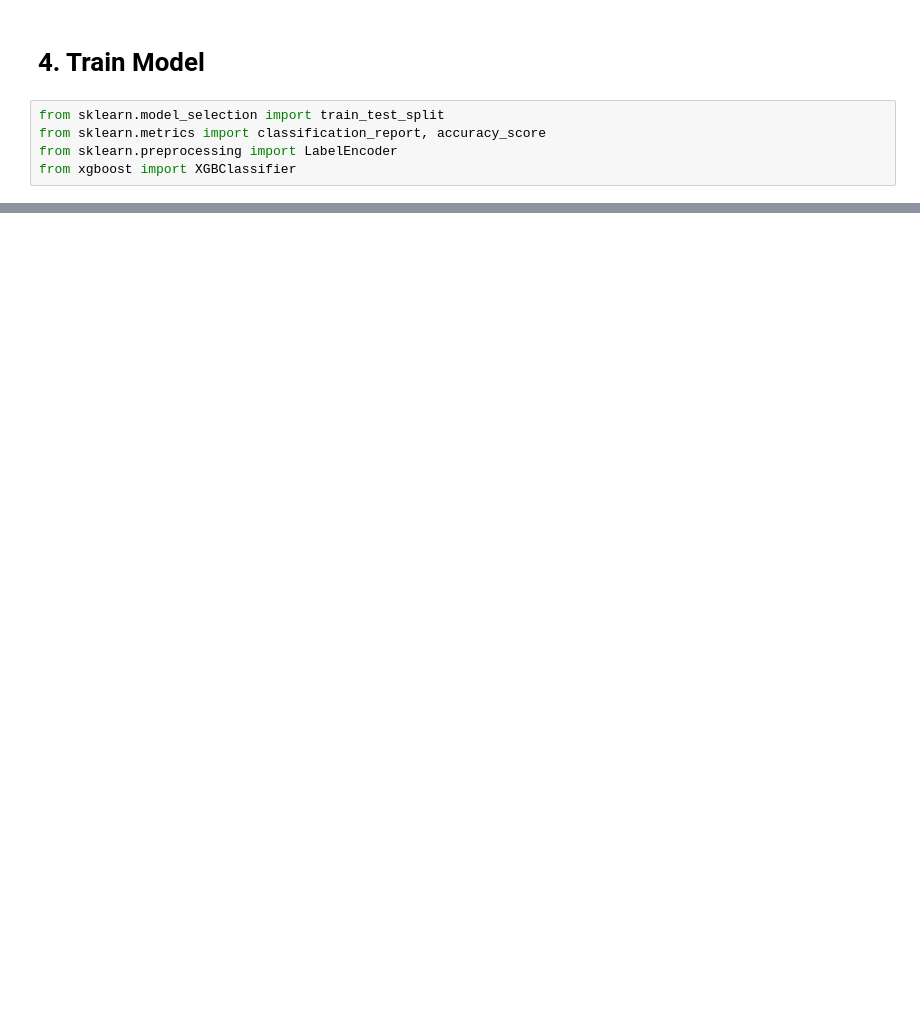
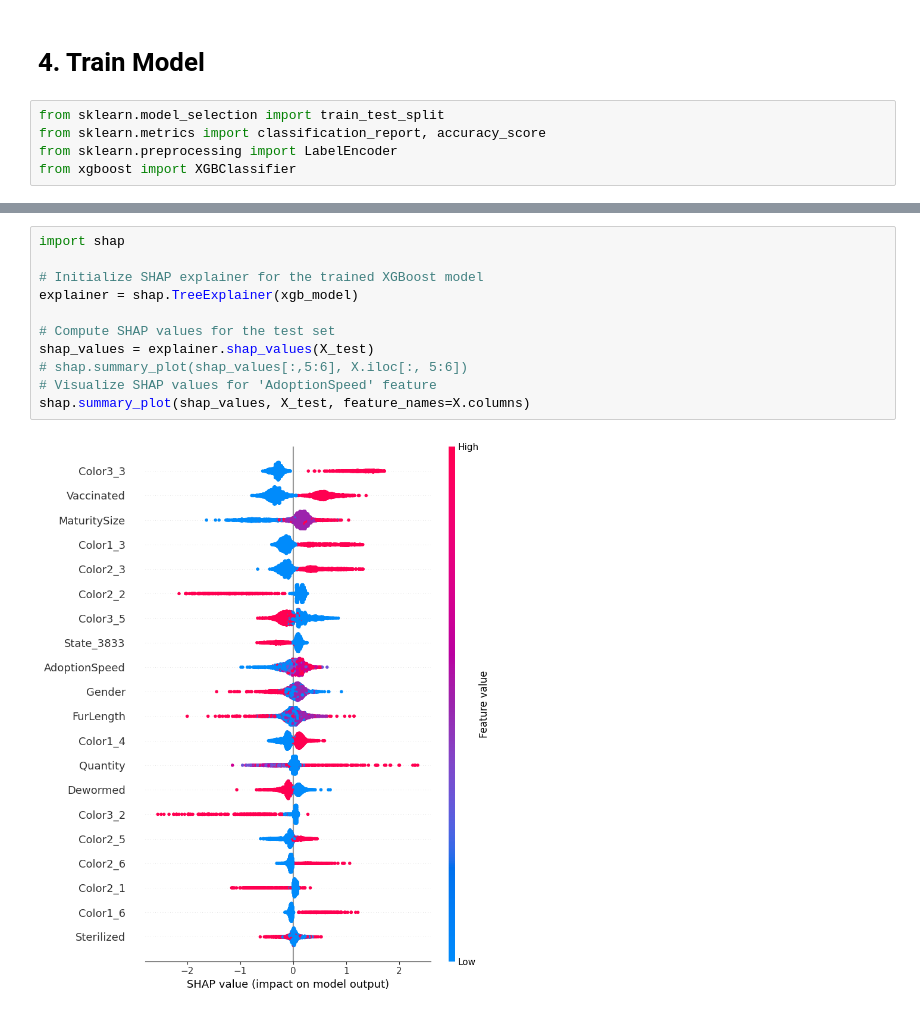
Before and after one commit to Kearskill/meow, a Jupyter notebook: XGBoost.ipynb, the cells around one changed output, grey strips where cells are left out. Drawn from its saved outputs; the diff is of its cells as text; blank space fills up the shorter version.

```diff
--- a/XGBoost.ipynb
+++ b/XGBoost.ipynb
@@ -277,0 +319,13 @@ weighted avg       0.37      0.38      0.36      2993
+# %%
+import shap
+
+# Initialize SHAP explainer for the trained XGBoost model
+explainer = shap.TreeExplainer(xgb_model)
+
+# Compute SHAP values for the test set
+shap_values = explainer.shap_values(X_test)
+# shap.summary_plot(shap_values[:,5:6], X.iloc[:, 5:6])
+# Visualize SHAP values for 'AdoptionSpeed' feature
+shap.summary_plot(shap_values, X_test, feature_names=X.columns)
+# %% [output]
+[figure, added]
```
Also changed, not shown: parts of 15 cells of this notebook.
